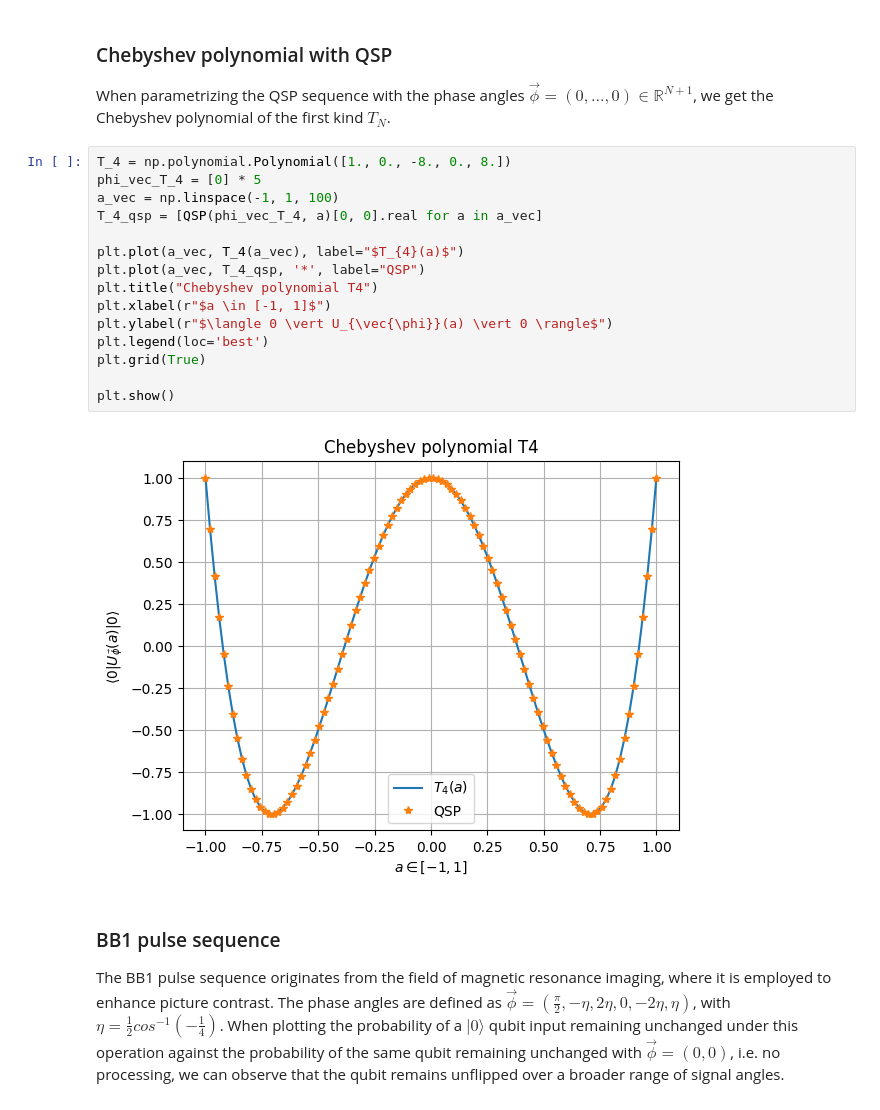
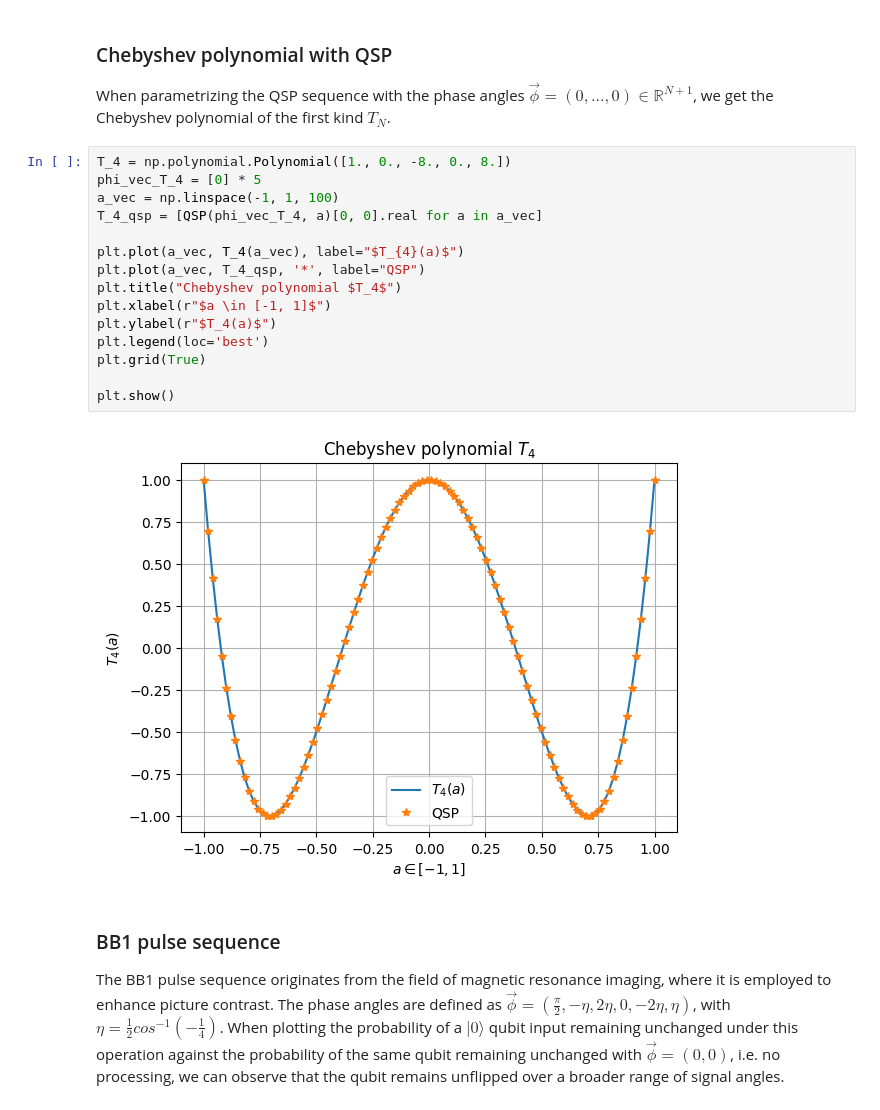
Before and after one commit to MaxSmd/quantum-singular-value-transformation, a Jupyter notebook: QSVT.ipynb, the cells around one changed output. Drawn from its saved outputs; the diff is of its cells as text.

```diff
--- a/QSVT.ipynb
+++ b/QSVT.ipynb
@@ -82,20 +82,20 @@ When parametrizing the QSP sequence with the phase angles $\vec{\phi} = (0, ...,
 # %%
 T_4 = np.polynomial.Polynomial([1., 0., -8., 0., 8.])
 phi_vec_T_4 = [0] * 5
 a_vec = np.linspace(-1, 1, 100)
 T_4_qsp = [QSP(phi_vec_T_4, a)[0, 0].real for a in a_vec]
 
 plt.plot(a_vec, T_4(a_vec), label="$T_{4}(a)$")
 plt.plot(a_vec, T_4_qsp, '*', label="QSP")
-plt.title("Chebyshev polynomial T4")
+plt.title("Chebyshev polynomial $T_4$")
 plt.xlabel(r"$a \in [-1, 1]$")
-plt.ylabel(r"$\langle 0 \vert U_{\vec{\phi}}(a) \vert 0 \rangle$")
+plt.ylabel(r"$T_4(a)$")
 plt.legend(loc='best')
 plt.grid(True)
 
 plt.show()
 # %% [output]
-[figure, old version]
+[figure, new version]
 # %% [markdown]
 ### BB1 pulse sequence
 The BB1 pulse sequence originates from the field of magnetic resonance imaging, where it is employed to enhance picture contrast. The phase angles are defined as $\vec{\phi} = (\frac \pi 2, -\eta, 2\eta, 0, -2\eta, \eta)$, with $\eta = \frac 1 2 cos ^ {-1} (- \frac 1 4)$. When plotting the probability of a $|0\rangle$ qubit input remaining unchanged under this operation against the probability of the same qubit remaining unchanged with $\vec{\phi} = (0, 0)$, i.e. no processing, we can observe that the qubit remains unflipped over a broader range of signal angles.
```
Also changed, not shown: parts of 4 cells of this notebook.
